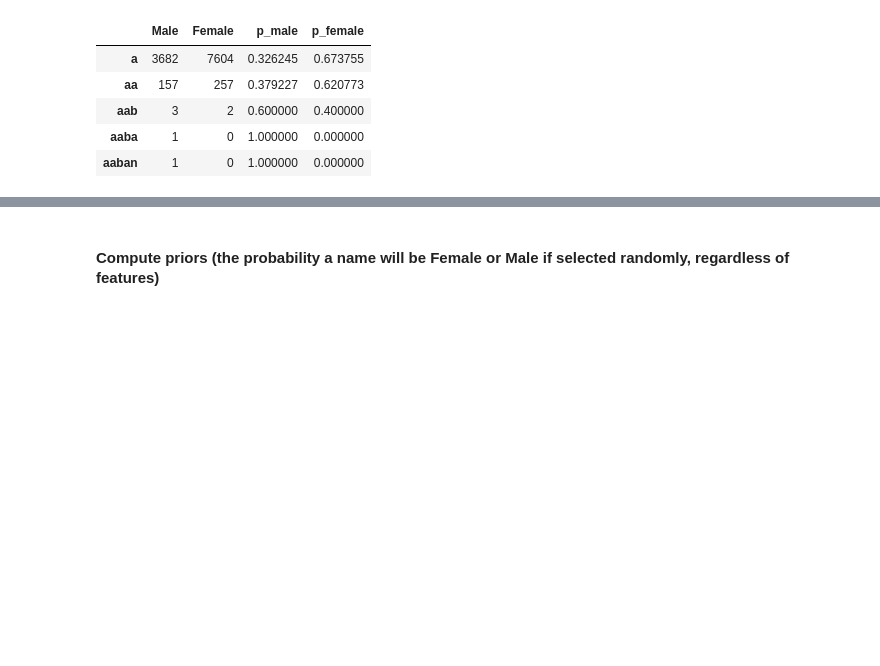
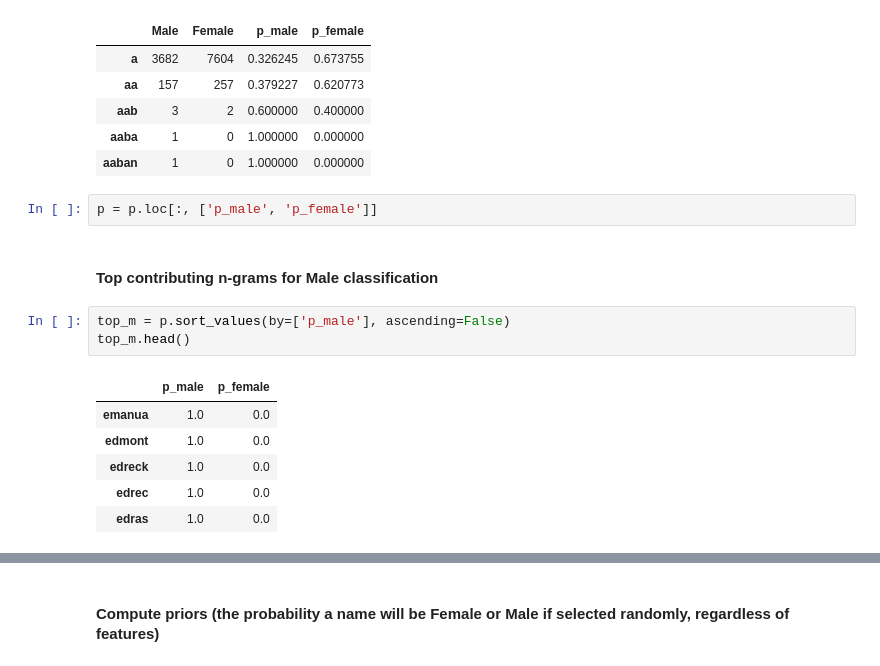
Before and after one commit to tjslezak/dignity-health-challenge, a Jupyter notebook: dh-ml.ipynb, the cells around one changed output, grey strips where cells are left out. Saved outputs shown, nothing was run; the diff lists cells and outputs as text; blank space fills up the shorter version.

```diff
--- a/dh-ml.ipynb
+++ b/dh-ml.ipynb
@@ -135,3 +119,17 @@ p.head()
 | aab | 3 | 2 | 0.600000 | 0.400000 |
 | aaba | 1 | 0 | 1.000000 | 0.000000 |
 | aaban | 1 | 0 | 1.000000 | 0.000000 |
+# %%
+p = p.loc[:, ['p_male', 'p_female']]
+# %% [markdown]
+#### Top contributing n-grams for Male classification
+# %%
+top_m = p.sort_values(by=['p_male'], ascending=False)
+top_m.head()
+# %% [output]
+|  | p_male | p_female |
+| emanua | 1.0 | 0.0 |
+| edmont | 1.0 | 0.0 |
+| edreck | 1.0 | 0.0 |
+| edrec | 1.0 | 0.0 |
+| edras | 1.0 | 0.0 |
```
Also changed, not shown: parts of 55 cells of this notebook.
